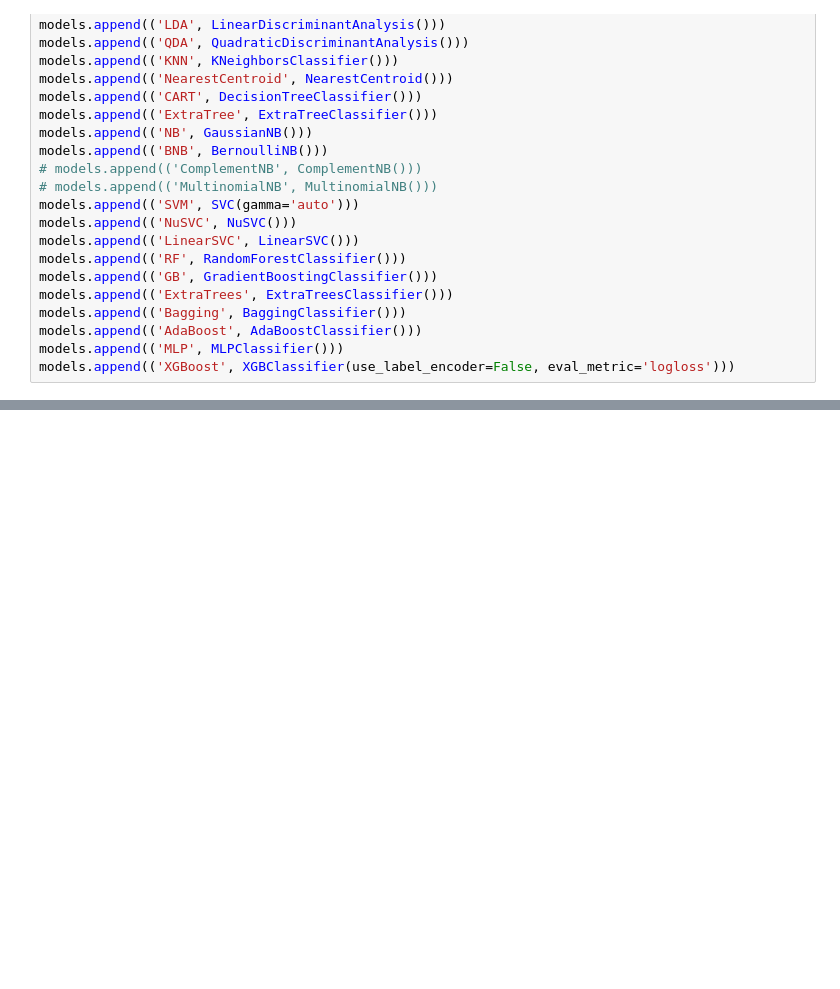
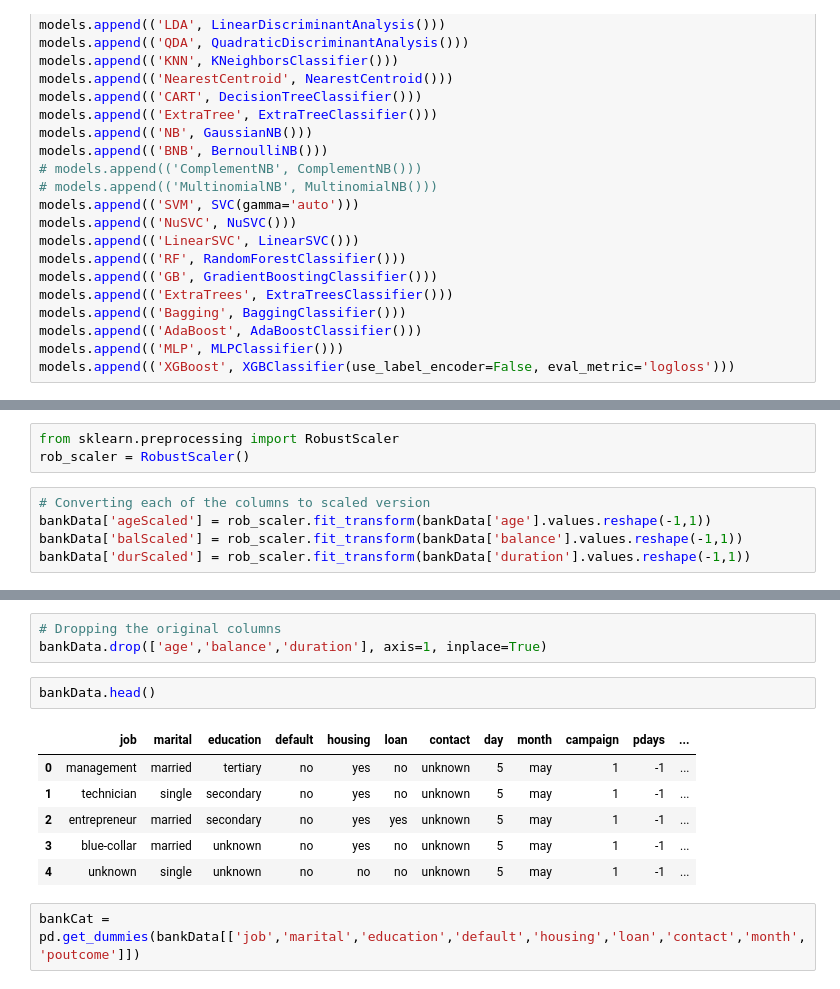
Before and after one commit to Requenamar3/datawrangling, a Jupyter notebook: TemplateForBinaryClassification.ipynb, the cells around one changed output, grey strips where cells are left out. Saved outputs shown, nothing was run; the diff lists cells and outputs as text; blank space fills up the shorter version.

```diff
--- a/TemplateForBinaryClassification.ipynb
+++ b/TemplateForBinaryClassification.ipynb
@@ -221,0 +247,8 @@ BernoulliNB()
+# %%
+from sklearn.preprocessing import RobustScaler
+rob_scaler = RobustScaler()
+# %%
+# Converting each of the columns to scaled version
+bankData['ageScaled'] = rob_scaler.fit_transform(bankData['age'].values.reshape(-1,1))
+bankData['balScaled'] = rob_scaler.fit_transform(bankData['balance'].values.reshape(-1,1))
+bankData['durScaled'] = rob_scaler.fit_transform(bankData['duration'].values.reshape(-1,1))
@@ -221,0 +264,14 @@ BernoulliNB()
+# %%
+# Dropping the original columns
+bankData.drop(['age','balance','duration'], axis=1, inplace=True)
+# %%
+bankData.head()
+# %% [output]
+|  | job | marital | education | default | housing | loan | contact | day | month | campaign | pdays | ... |
+| 0 | management | married | tertiary | no | yes | no | unknown | 5 | may | 1 | -1 | ... |
+| 1 | technician | single | secondary | no | yes | no | unknown | 5 | may | 1 | -1 | ... |
+| 2 | entrepreneur | married | secondary | no | yes | yes | unknown | 5 | may | 1 | -1 | ... |
+| 3 | blue-collar | married | unknown | no | yes | no | unknown | 5 | may | 1 | -1 | ... |
+| 4 | unknown | single | unknown | no | no | no | unknown | 5 | may | 1 | -1 | ... |
+# %%
+bankCat = pd.get_dummies(bankData[['job','marital','education','default','housing','loan','contact','month','poutcome']])
```
Also changed, not shown: parts of 39 cells of this notebook.
